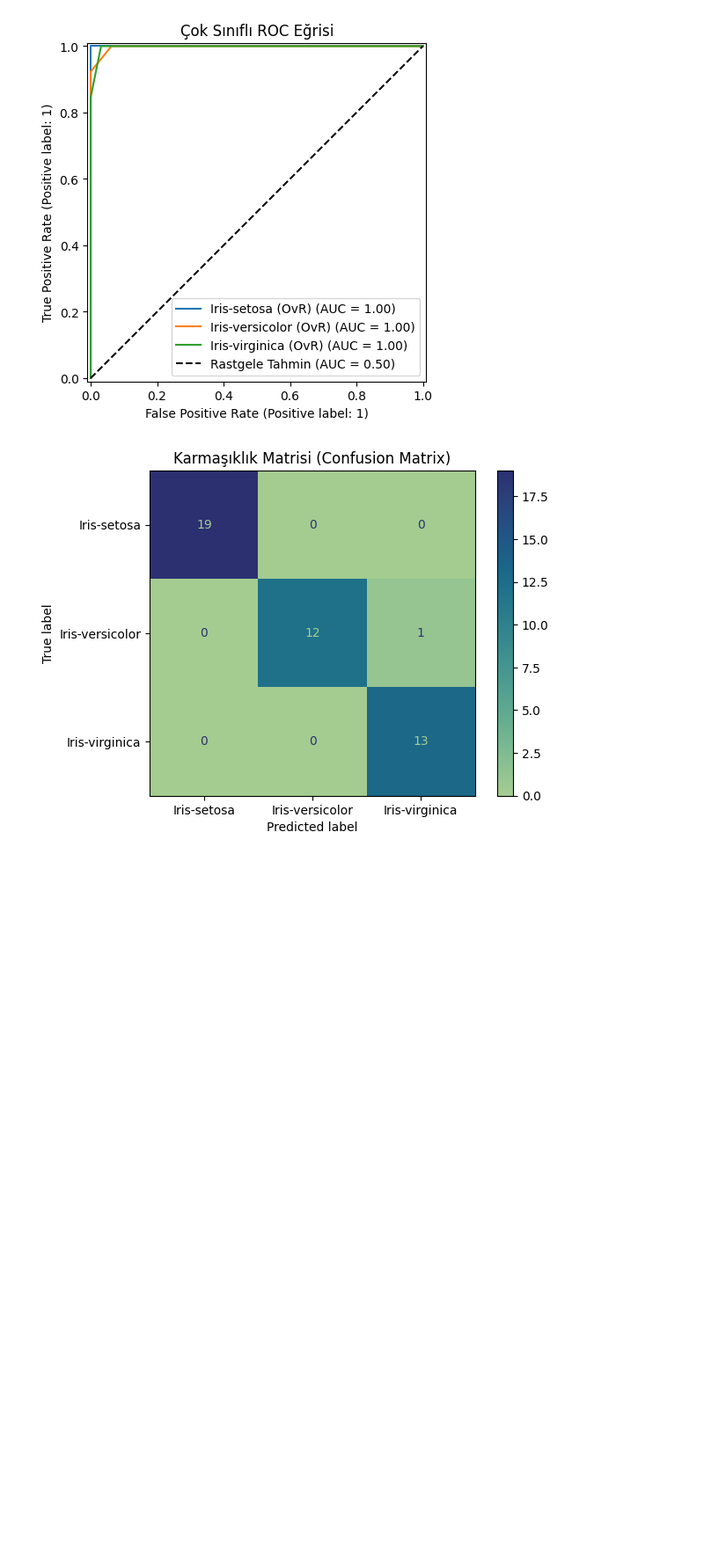
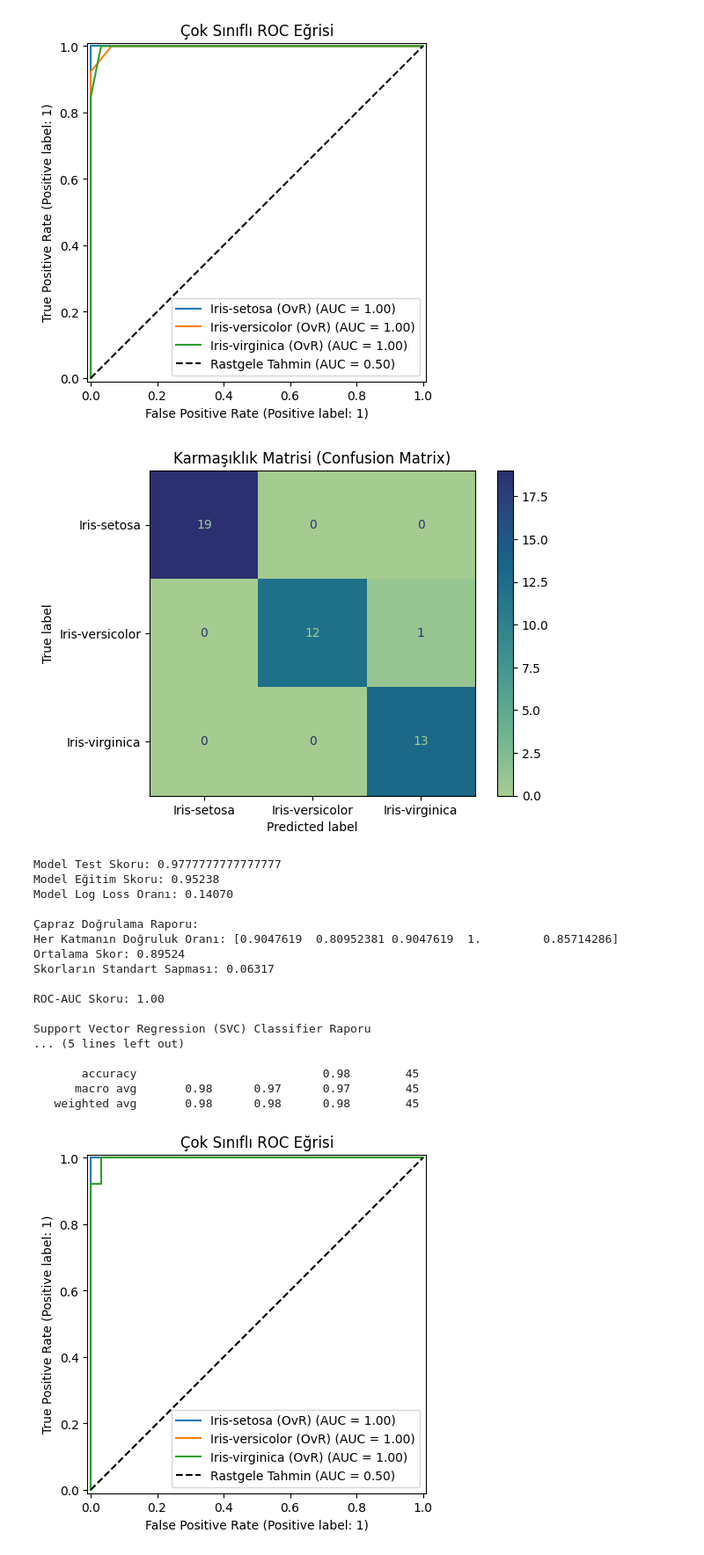
Before and after one commit to Ayberk-Aktan/Analyze_of_iris_datasets, a Jupyter notebook: ml_models.ipynb, the cells around one changed output. Shown at 88% size. Cells and saved outputs as stored; diff of their text form; code cells hidden in the pictures; blank space fills up the shorter version.

Commit message:
SVC model ending fit and analyze error metrics next to the model is NaiveBayes.

```diff
--- a/ml_models.ipynb
+++ b/ml_models.ipynb
@@ -353,3 +353,76 @@ K Nearest Neighbors (KNN) Classifier Raporu
    weighted avg       0.98      0.98      0.98        45
 [figure]
 [figure]
+# %%
+from sklearn.svm import SVC
+
+svc = SVC(C=2.0,kernel='poly',degree=3,gamma='scale',class_weight='balanced',probability=True)
+
+svc.fit(x_train_sc,Y_train)
+
+svc_predict = svc.predict(x_test_sc)
+svc_pred_prob = svc.predict_proba(x_test_sc)
+# %%
+svc_score = svc.score(x_test_sc,Y_test)
+svc_train_score = svc.score(x_train_sc,Y_train)
+svc_log_loss = log_loss(Y_test,svc_pred_prob)
+
+svc_cv = cross_val_score(svc,x_train_sc,Y_train,cv=5)
+svc_roc_auc = roc_auc_score(Y_test,svc_pred_prob,multi_class='ovr',average='macro')
+svc_cr = classification_report(Y_test,svc_predict)
+svc_cm = confusion_matrix(Y_test,svc_predict)
+
+print(f"Model Test Skoru: {svc_score}")
+print(f"Model Eğitim Skoru: {svc_train_score:.5f}")
+print(f"Model Log Loss Oranı: {svc_log_loss:.5f}")
+print(f"""
+Çapraz Doğrulama Raporu:
+Her Katmanın Doğruluk Oranı: {svc_cv}
+Ortalama Skor: {svc_cv.mean():.5f}
+Skorların Standart Sapması: {svc_cv.std():.5f}
+""")
+print(f"ROC-AUC Skoru: {svc_roc_auc:.2f}\n")
+
+print("Support Vector Regression (SVC) Classifier Raporu\n",svc_cr)
+
+(fig,ax) = plt.subplots(figsize=(7,5))
+
+svc_lb = LabelBinarizer().fit(Y_train)
+svc_y_lb = svc_lb.transform(Y_test)
+
+for i,classname in enumerate(svc_lb.classes_):
+    RocCurveDisplay.from_predictions(
+        svc_y_lb[:,i],
+        svc_pred_prob[:,i],
+        name=f"{classname} (OvR)",
+        ax=ax
+    )
+
+plt.plot([0, 1], [0, 1], "k--", label="Rastgele Tahmin (AUC = 0.50)")
+plt.title("Çok Sınıflı ROC Eğrisi")
+plt.legend()
+plt.show()
+
+disp = ConfusionMatrixDisplay(confusion_matrix=svc_cm, display_labels=svc_lb.classes_)
+disp.plot(cmap="rocket")
+plt.title("Karmaşıklık Matrisi (Confusion Matrix)")
+plt.show()
+# %% [output]
+Model Test Skoru: 0.9777777777777777
+Model Eğitim Skoru: 0.95238
+Model Log Loss Oranı: 0.14070
+
+Çapraz Doğrulama Raporu:
+Her Katmanın Doğruluk Oranı: [0.9047619  0.80952381 0.9047619  1.         0.85714286]
+Ortalama Skor: 0.89524
+Skorların Standart Sapması: 0.06317
+
+ROC-AUC Skoru: 1.00
+
+Support Vector Regression (SVC) Classifier Raporu
+... (5 lines left out)
+
+       accuracy                           0.98        45
+      macro avg       0.98      0.97      0.97        45
+   weighted avg       0.98      0.98      0.98        45
+[figure, added]
```
Also changed, not shown: parts of 1 cell of this notebook.
